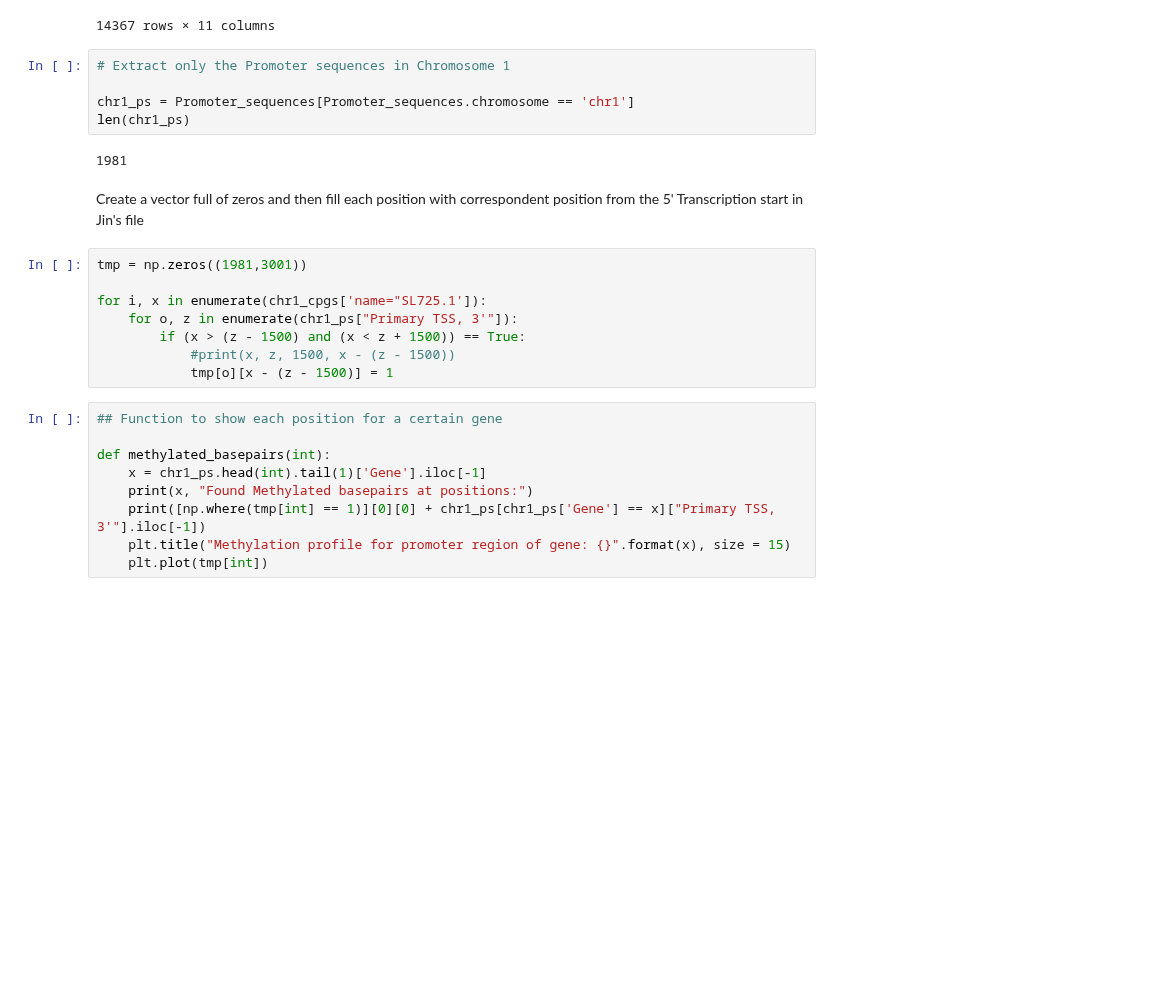
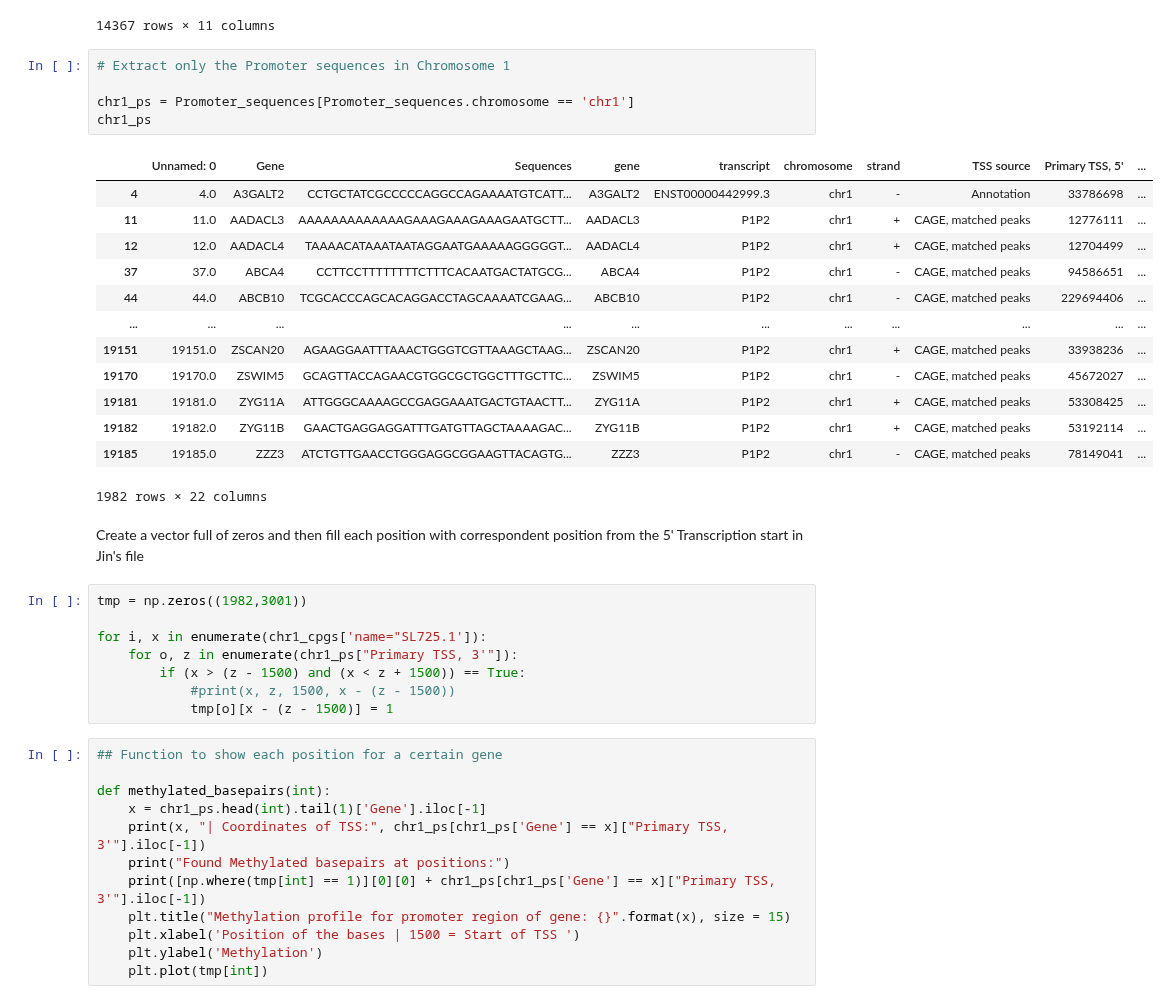
Before and after one commit to sermare/DeepOff, a Jupyter notebook: 1000 essential genes.ipynb, the cells around one changed output. Saved outputs shown, nothing was run; the diff lists cells and outputs as text; blank space fills up the shorter version.

```diff
--- a/1000 essential genes.ipynb
+++ b/1000 essential genes.ipynb
@@ -530,14 +515,26 @@ chr1_cpgs
 # %%
 # Extract only the Promoter sequences in Chromosome 1
 
 chr1_ps = Promoter_sequences[Promoter_sequences.chromosome == 'chr1']
-len(chr1_ps)
+chr1_ps
 # %% [output]
+|  | Unnamed: 0 | Gene | Sequences | gene | transcript | chromosome | strand | TSS source | Primary TSS, 5' | ... |
+| 4 | 4.0 | A3GALT2 | CCTGCTATCGCCCCCAGGCCAGAAAATGTCATT... | A3GALT2 | ENST00000442999.3 | chr1 | - | Annotation | 33786698 | ... |
+| 11 | 11.0 | AADACL3 | AAAAAAAAAAAAAGAAAGAAAGAAAGAATGCTT... | AADACL3 | P1P2 | chr1 | + | CAGE, matched peaks | 12776111 | ... |
+| 12 | 12.0 | AADACL4 | TAAAACATAAATAATAGGAATGAAAAAGGGGGT... | AADACL4 | P1P2 | chr1 | + | CAGE, matched peaks | 12704499 | ... |
+| 37 | 37.0 | ABCA4 | CCTTCCTTTTTTTTCTTTCACAATGACTATGCG... | ABCA4 | P1P2 | chr1 | - | CAGE, matched peaks | 94586651 | ... |
+| 44 | 44.0 | ABCB10 | TCGCACCCAGCACAGGACCTAGCAAAATCGAAG... | ABCB10 | P1P2 | chr1 | - | CAGE, matched peaks | 229694406 | ... |
+| ... | ... | ... | ... | ... | ... | ... | ... | ... | ... | ... |
+| 19151 | 19151.0 | ZSCAN20 | AGAAGGAATTTAAACTGGGTCGTTAAAGCTAAG... | ZSCAN20 | P1P2 | chr1 | + | CAGE, matched peaks | 33938236 | ... |
+| 19170 | 19170.0 | ZSWIM5 | GCAGTTACCAGAACGTGGCGCTGGCTTTGCTTC... | ZSWIM5 | P1P2 | chr1 | - | CAGE, matched peaks | 45672027 | ... |
+| 19181 | 19181.0 | ZYG11A | ATTGGGCAAAAGCCGAGGAAATGACTGTAACTT... | ZYG11A | P1P2 | chr1 | + | CAGE, matched peaks | 53308425 | ... |
+| 19182 | 19182.0 | ZYG11B | GAACTGAGGAGGATTTGATGTTAGCTAAAAGAC... | ZYG11B | P1P2 | chr1 | + | CAGE, matched peaks | 53192114 | ... |
+| 19185 | 19185.0 | ZZZ3 | ATCTGTTGAACCTGGGAGGCGGAAGTTACAGTG... | ZZZ3 | P1P2 | chr1 | - | CAGE, matched peaks | 78149041 | ... |
-1981
+1982 rows × 22 columns
 # %% [markdown]
 Create a vector full of zeros and then fill each position with correspondent position from the 5' Transcription start in Jin's file
 # %%
-tmp = np.zeros((1981,3001))
+tmp = np.zeros((1982,3001))
 
 for i, x in enumerate(chr1_cpgs['name="SL725.1']):
     for o, z in enumerate(chr1_ps["Primary TSS, 3'"]):
@@ -549,8 +546,11 @@ for i, x in enumerate(chr1_cpgs['name="SL725.1']):
 
 def methylated_basepairs(int):
     x = chr1_ps.head(int).tail(1)['Gene'].iloc[-1]
-    print(x, "Found Methylated basepairs at positions:")
+    print(x, "| Coordinates of TSS:", chr1_ps[chr1_ps['Gene'] == x]["Primary TSS, 3'"].iloc[-1])
+    print("Found Methylated basepairs at positions:")
     print([np.where(tmp[int] == 1)][0][0] + chr1_ps[chr1_ps['Gene'] == x]["Primary TSS, 3'"].iloc[-1])
     plt.title("Methylation profile for promoter region of gene: {}".format(x), size = 15)
+    plt.xlabel('Position of the bases | 1500 = Start of TSS ')
+    plt.ylabel('Methylation')
     plt.plot(tmp[int])
 # %%
```
Also changed, not shown: parts of 16 cells of this notebook, 5 other files.
